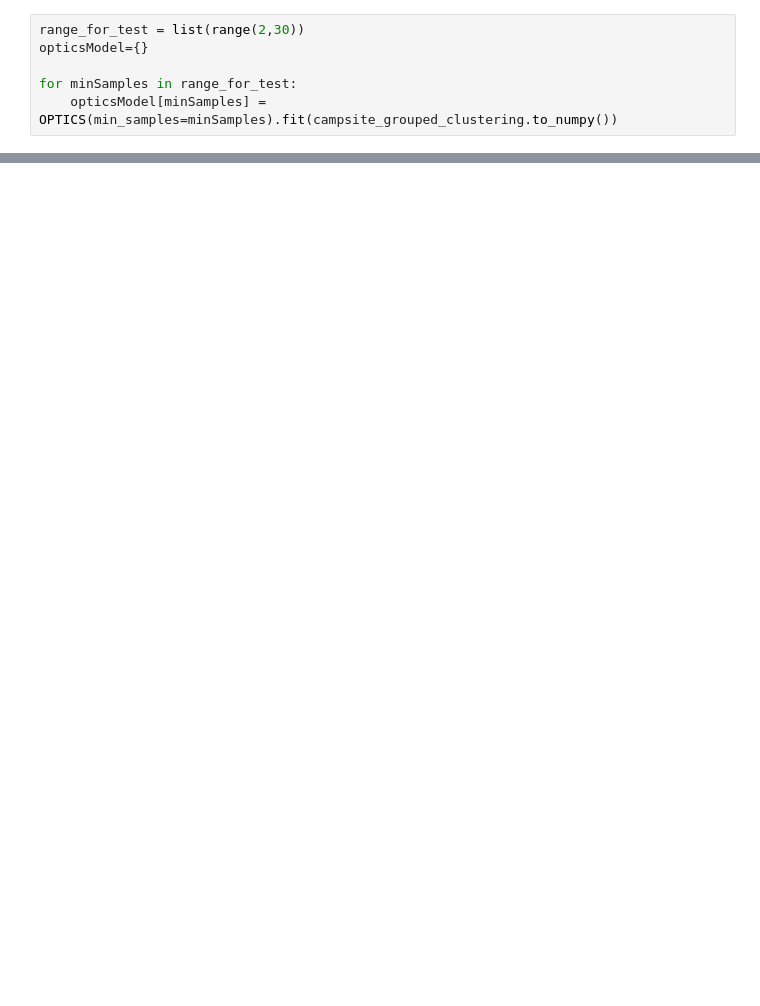
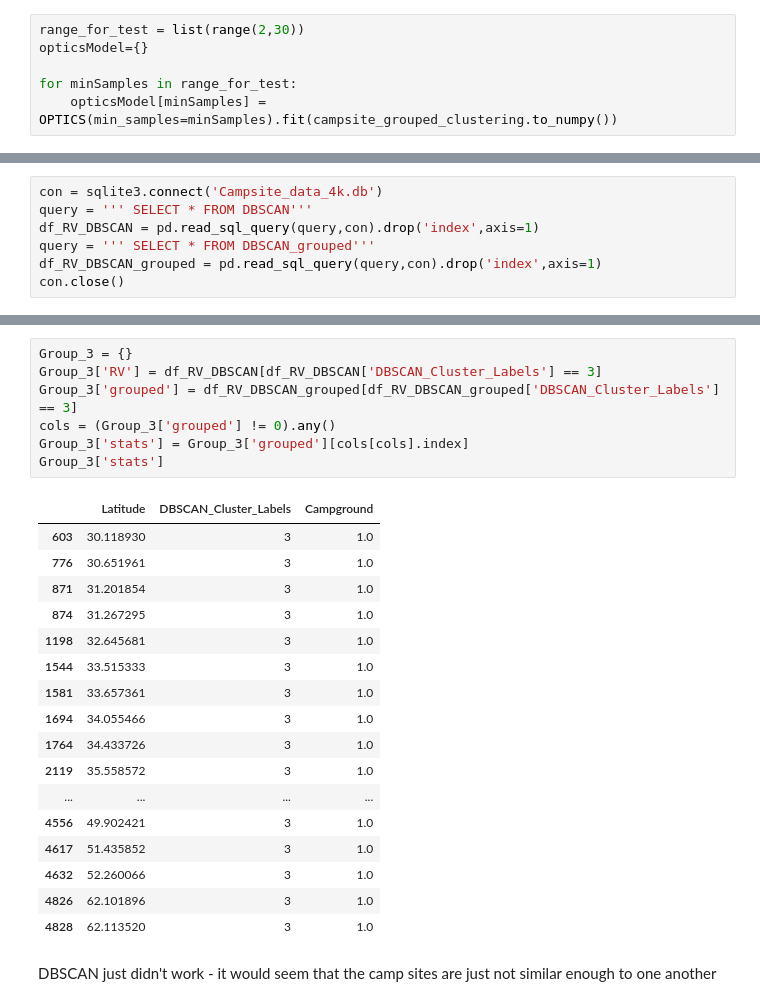
Before and after one commit to HenningH87/Coursera_Capstone, a Jupyter notebook: DBSCAN.ipynb, the cells around one changed output, grey strips where cells are left out. Cells and saved outputs as stored; diff of their text form; blank space fills up the shorter version.

```diff
--- a/DBSCAN.ipynb
+++ b/DBSCAN.ipynb
@@ -88,0 +214,7 @@ plt.show()
+# %%
+con = sqlite3.connect('Campsite_data_4k.db')
+query = ''' SELECT * FROM DBSCAN'''
+df_RV_DBSCAN = pd.read_sql_query(query,con).drop('index',axis=1)
+query = ''' SELECT * FROM DBSCAN_grouped'''
+df_RV_DBSCAN_grouped = pd.read_sql_query(query,con).drop('index',axis=1)
+con.close()
@@ -88,0 +304,27 @@ plt.show()
+# %%
+Group_3 = {}
+Group_3['RV'] = df_RV_DBSCAN[df_RV_DBSCAN['DBSCAN_Cluster_Labels'] == 3]
+Group_3['grouped'] = df_RV_DBSCAN_grouped[df_RV_DBSCAN_grouped['DBSCAN_Cluster_Labels'] == 3]
+cols = (Group_3['grouped'] != 0).any()
+Group_3['stats'] = Group_3['grouped'][cols[cols].index]
+Group_3['stats']
+# %% [output]
+|  | Latitude | DBSCAN_Cluster_Labels | Campground |
+| 603 | 30.118930 | 3 | 1.0 |
+| 776 | 30.651961 | 3 | 1.0 |
+| 871 | 31.201854 | 3 | 1.0 |
+| 874 | 31.267295 | 3 | 1.0 |
+| 1198 | 32.645681 | 3 | 1.0 |
+| 1544 | 33.515333 | 3 | 1.0 |
+| 1581 | 33.657361 | 3 | 1.0 |
+| 1694 | 34.055466 | 3 | 1.0 |
+| 1764 | 34.433726 | 3 | 1.0 |
+| 2119 | 35.558572 | 3 | 1.0 |
+| ... | ... | ... | ... |
+| 4556 | 49.902421 | 3 | 1.0 |
+| 4617 | 51.435852 | 3 | 1.0 |
+| 4632 | 52.260066 | 3 | 1.0 |
+| 4826 | 62.101896 | 3 | 1.0 |
+| 4828 | 62.113520 | 3 | 1.0 |
+# %% [markdown]
+DBSCAN just didn't work - it would seem that the camp sites are just not similar enough to one another
```
Also changed, not shown: parts of 22 cells of this notebook, 5 other files.
